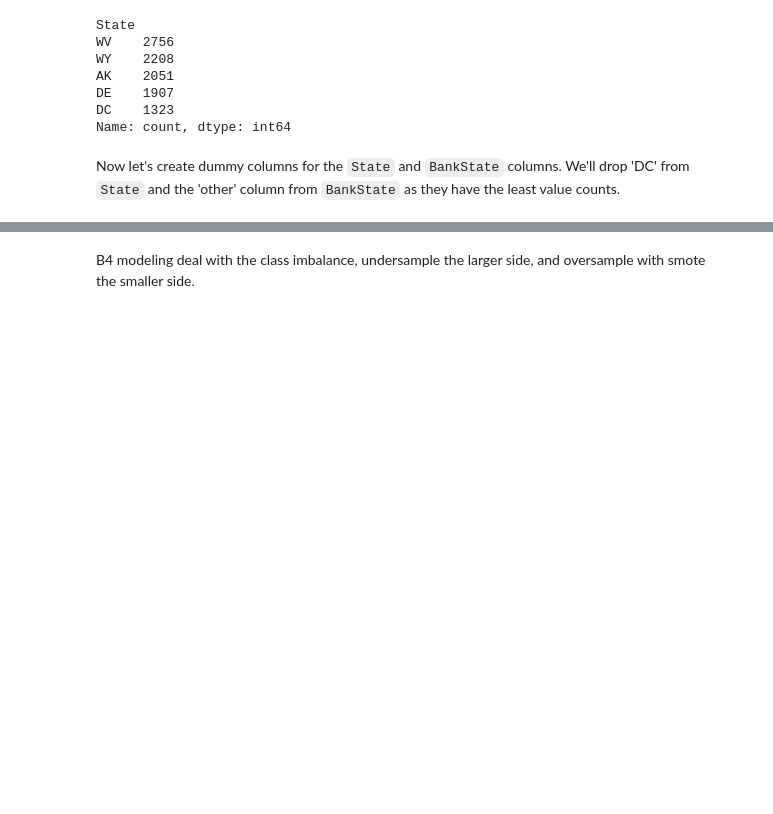
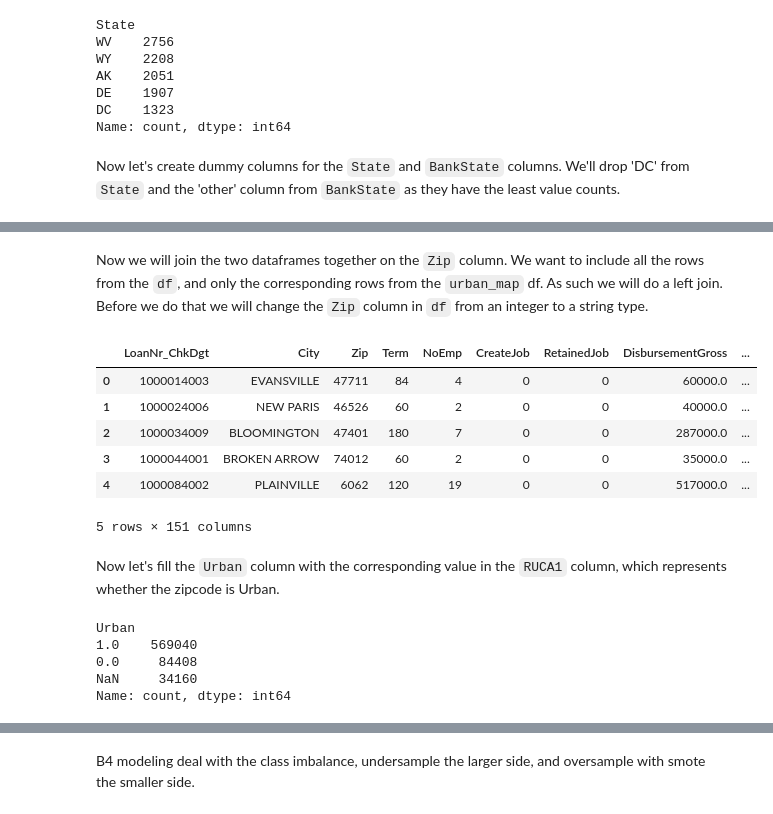
Before and after one commit to joshuaedelstein15/Loan_default, a Jupyter notebook: notebook.ipynb, the cells around one changed output, grey strips where cells are left out. Cells and saved outputs as stored; diff of their text form; code cells hidden in the pictures; blank space fills up the shorter version.

```diff
--- a/notebook.ipynb
+++ b/notebook.ipynb
@@ -748,0 +808,5 @@ Name: count, dtype: int64
+# %%
+strip_columns = ['DisbursementGross', 'BalanceGross', 'ChgOffPrinGr', 'GrAppv','SBA_Appv']
+
+for col in strip_columns:
+    df[col] = df[col].str.replace(r'[^\d.]', '', regex=True).astype(float)
@@ -748,0 +874,3 @@ Name: count, dtype: int64
+# %%
+urban_map = pd.read_csv('data/urban_codes.csv')
+urban_map.head()
@@ -748,0 +886,3 @@ Name: count, dtype: int64
+# %%
+#fill the zipcode column with leading zeros
+urban_map['Zip'] = urban_map['Zip'].astype(str).str.zfill(5)
@@ -748,0 +900,19 @@ Name: count, dtype: int64
+# %% [markdown]
+Now we will join the two dataframes together on the `Zip` column. We want to include all the rows from the `df`, and only the corresponding rows from the `urban_map` df. As such we will do a left join. Before we do that we will change the `Zip` column in `df` from an integer to a string type.
+# %%
+#convert Zip in df to str
+df.Zip = df.Zip.astype('str')
+# %%
+#now lets merge the dataframes with a left merge
+df = df.merge(urban_map, on='Zip', how='left')
+df.head()
+# %% [output]
+|  | LoanNr_ChkDgt | City | Zip | Term | NoEmp | CreateJob | RetainedJob | DisbursementGross | ... |
+| 0 | 1000014003 | EVANSVILLE | 47711 | 84 | 4 | 0 | 0 | 60000.0 | ... |
+| 1 | 1000024006 | NEW PARIS | 46526 | 60 | 2 | 0 | 0 | 40000.0 | ... |
+| 2 | 1000034009 | BLOOMINGTON | 47401 | 180 | 7 | 0 | 0 | 287000.0 | ... |
+| 3 | 1000044001 | BROKEN ARROW | 74012 | 60 | 2 | 0 | 0 | 35000.0 | ... |
+| 4 | 1000084002 | PLAINVILLE | 6062 | 120 | 19 | 0 | 0 | 517000.0 | ... |
+5 rows × 151 columns
+# %% [markdown]
+Now let's fill the `Urban` column with the corresponding value in the `RUCA1` column, which represents whether the zipcode is Urban.
@@ -748,0 +921,8 @@ Name: count, dtype: int64
+# %%
+df.Urban.value_counts(dropna=False)
+# %% [output]
+Urban
+1.0    569040
+0.0     84408
+NaN     34160
+Name: count, dtype: int64
```
Also changed, not shown: parts of 51 cells of this notebook.
